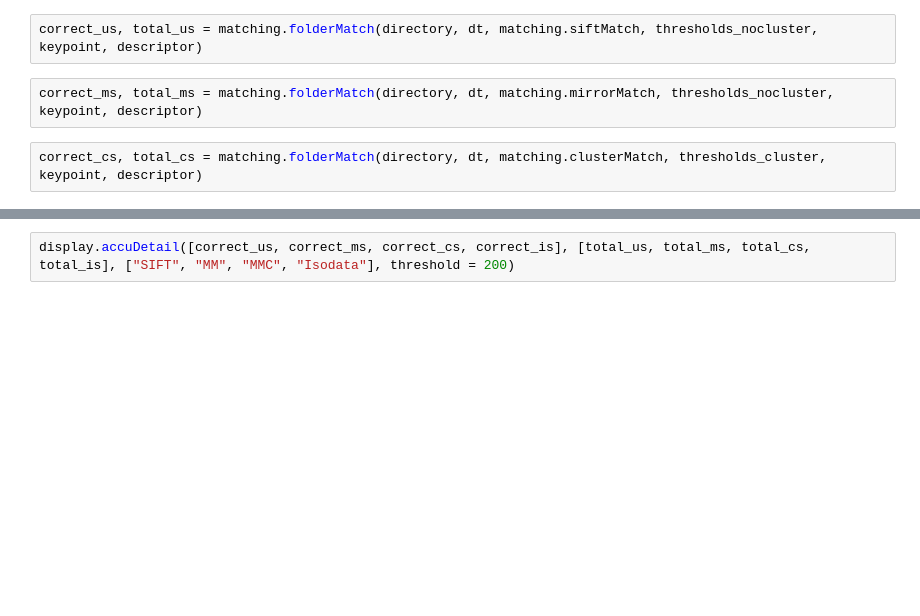
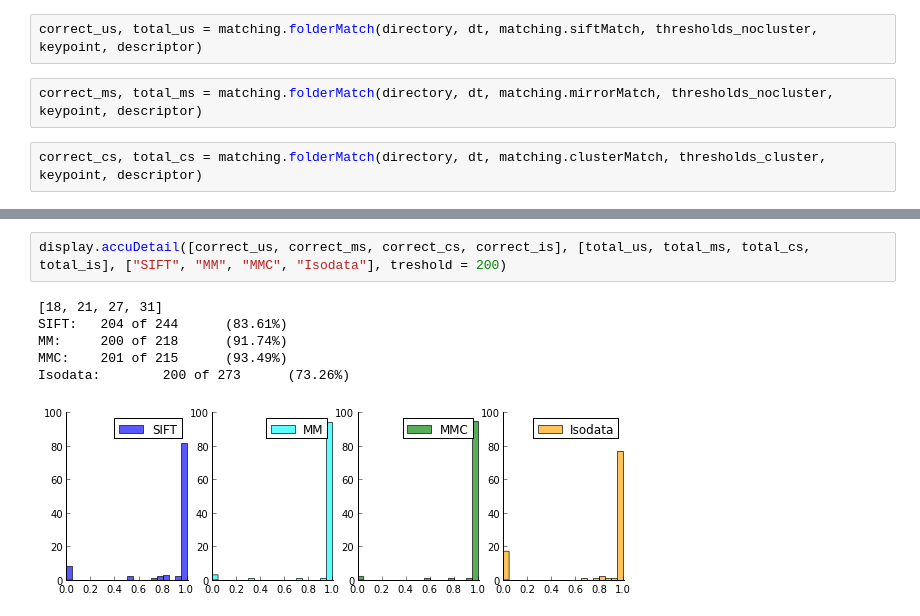
Before and after one commit to arnfred/Mirror-Match, a Jupyter notebook: code/cluster-match/Test Pitts2.ipynb, the cells around one changed output, grey strips where cells are left out. Drawn from its saved outputs; the diff is of its cells as text; blank space fills up the shorter version.

```diff
--- a/code/cluster-match/Test Pitts2.ipynb
+++ b/code/cluster-match/Test Pitts2.ipynb
@@ -35,3 +53,10 @@ correct_is, total_is = matching.folderMatch(directory, dt, matching.isoMatch, th
 # %%
-display.accuDetail([correct_us, correct_ms, correct_cs, correct_is], [total_us, total_ms, total_cs, total_is], ["SIFT", "MM", "MMC", "Isodata"], threshold = 200)
+display.accuDetail([correct_us, correct_ms, correct_cs, correct_is], [total_us, total_ms, total_cs, total_is], ["SIFT", "MM", "MMC", "Isodata"], treshold = 200)
+# %% [output]
+[18, 21, 27, 31]
+SIFT:   204 of 244      (83.61%)
+MM:     200 of 218      (91.74%)
+MMC:    201 of 215      (93.49%)
+Isodata:        200 of 273      (73.26%)
+[figure, added]
 # %%
```
Also changed, not shown: parts of 2 cells of this notebook, 10 other files.
